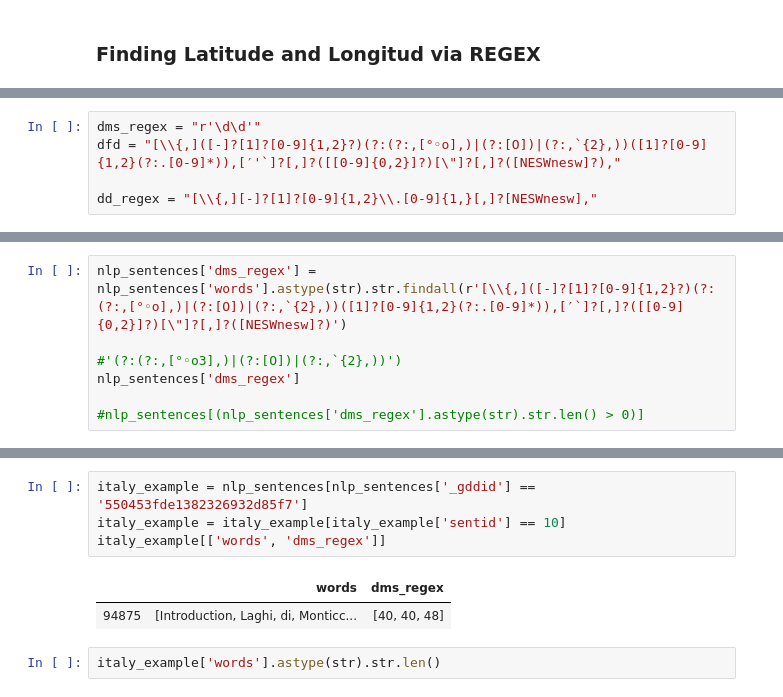
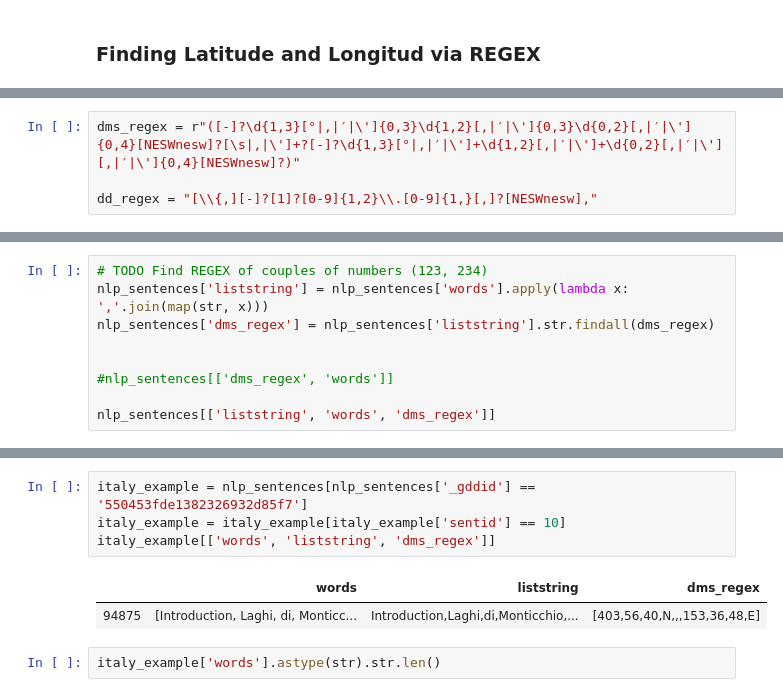
Before and after one commit to throughput-ec/UnacquiredSites, a Jupyter notebook: ML_Record_Mining_JN.ipynb, the cells around one changed output, grey strips where cells are left out. Drawn from its saved outputs; the diff is of its cells as text.

Commit message:
REGEX works

```diff
--- a/ML_Record_Mining_JN.ipynb
+++ b/ML_Record_Mining_JN.ipynb
@@ -283,7 +297,6 @@ Latitude goes from -90° to 90°, has the same three components and goes from S
 
 Using REGEX, and assuming data consistency, the following code should be able to extract coordinates.
 # %%
-dms_regex = "r'\d\d'"
-dfd = "[\\{,]([-]?[1]?[0-9]{1,2}?)(?:(?:,[°◦o],)|(?:[O])|(?:,`{2},))([1]?[0-9]{1,2}(?:.[0-9]*)),[′'`]?[,]?([[0-9]{0,2}]?)[\"]?[,]?([NESWnesw]?),"
+dms_regex = r"([-]?\d{1,3}[°|,|′|\']{0,3}\d{1,2}[,|′|\']{0,3}\d{0,2}[,|′|\']{0,4}[NESWnesw]?[\s|,|\']+?[-]?\d{1,3}[°|,|′|\']+\d{1,2}[,|′|\']+\d{0,2}[,|′|\'][,|′|\']{0,4}[NESWnesw]?)"
 
 dd_regex = "[\\{,][-]?[1]?[0-9]{1,2}\\.[0-9]{1,}[,]?[NESWnesw],"
@@ -293,6 +302,0 @@ dfd =
-# %%
-nlp_sentences['dms_regex'] = nlp_sentences['words'].astype(str).str.findall(r'[\\{,]([-]?[1]?[0-9]{1,2}?)(?:(?:,[°◦o],)|(?:[O])|(?:,`{2},))([1]?[0-9]{1,2}(?:.[0-9]*)),[′`]?[,]?([[0-9]{0,2}]?)[\"]?[,]?([NESWnesw]?)')
-                                                                            #'(?:(?:,[°◦o3],)|(?:[O])|(?:,`{2},))')
-nlp_sentences['dms_regex']
-
-#nlp_sentences[(nlp_sentences['dms_regex'].astype(str).str.len() > 0)]
@@ -316,0 +303,9 @@ nlp_sentences['dms_regex']
+# %%
+# TODO Find REGEX of couples of numbers (123, 234)
+nlp_sentences['liststring'] = nlp_sentences['words'].apply(lambda x: ','.join(map(str, x)))
+nlp_sentences['dms_regex'] = nlp_sentences['liststring'].str.findall(dms_regex)
+
+
+#nlp_sentences[['dms_regex', 'words']]
+
+nlp_sentences[['liststring', 'words', 'dms_regex']]
@@ -317,10 +326,10 @@ nlp_sentences['dms_regex']
 # %%
 italy_example = nlp_sentences[nlp_sentences['_gddid'] == '550453fde1382326932d85f7']
 italy_example = italy_example[italy_example['sentid'] == 10]
-italy_example[['words', 'dms_regex']]
+italy_example[['words', 'liststring', 'dms_regex']]
 # %% [output]
-|  | words | dms_regex |
-| 94875 | [Introduction, Laghi, di, Monticc... | [40, 40, 48] |
+|  | words | liststring | dms_regex |
+| 94875 | [Introduction, Laghi, di, Monticc... | Introduction,Laghi,di,Monticchio,... | [403,56,40,N,,,153,36,48,E] |
 # %%
 italy_example['words'].astype(str).str.len()
 # %% [output]
```
Also changed, not shown: parts of 15 cells of this notebook.
